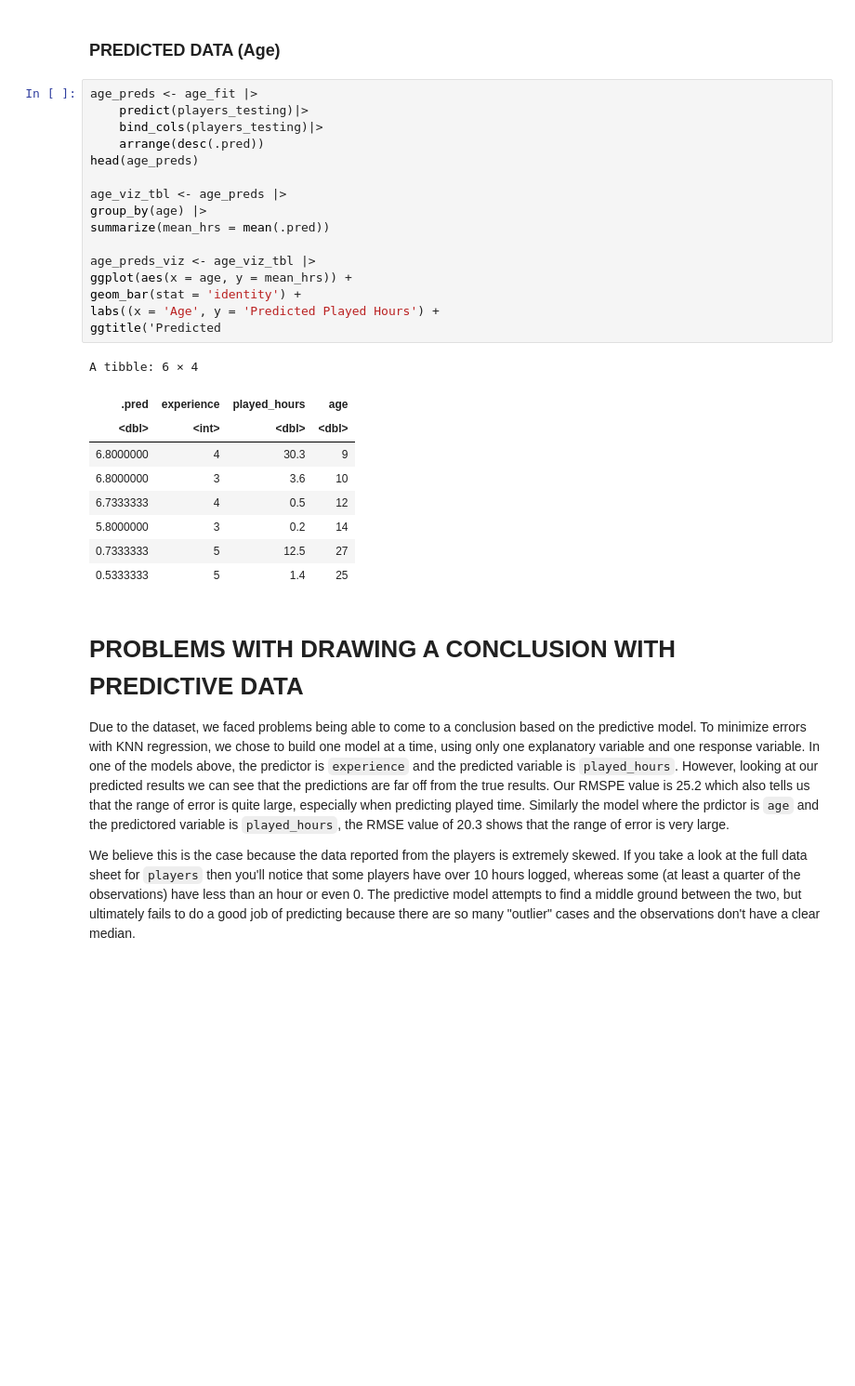
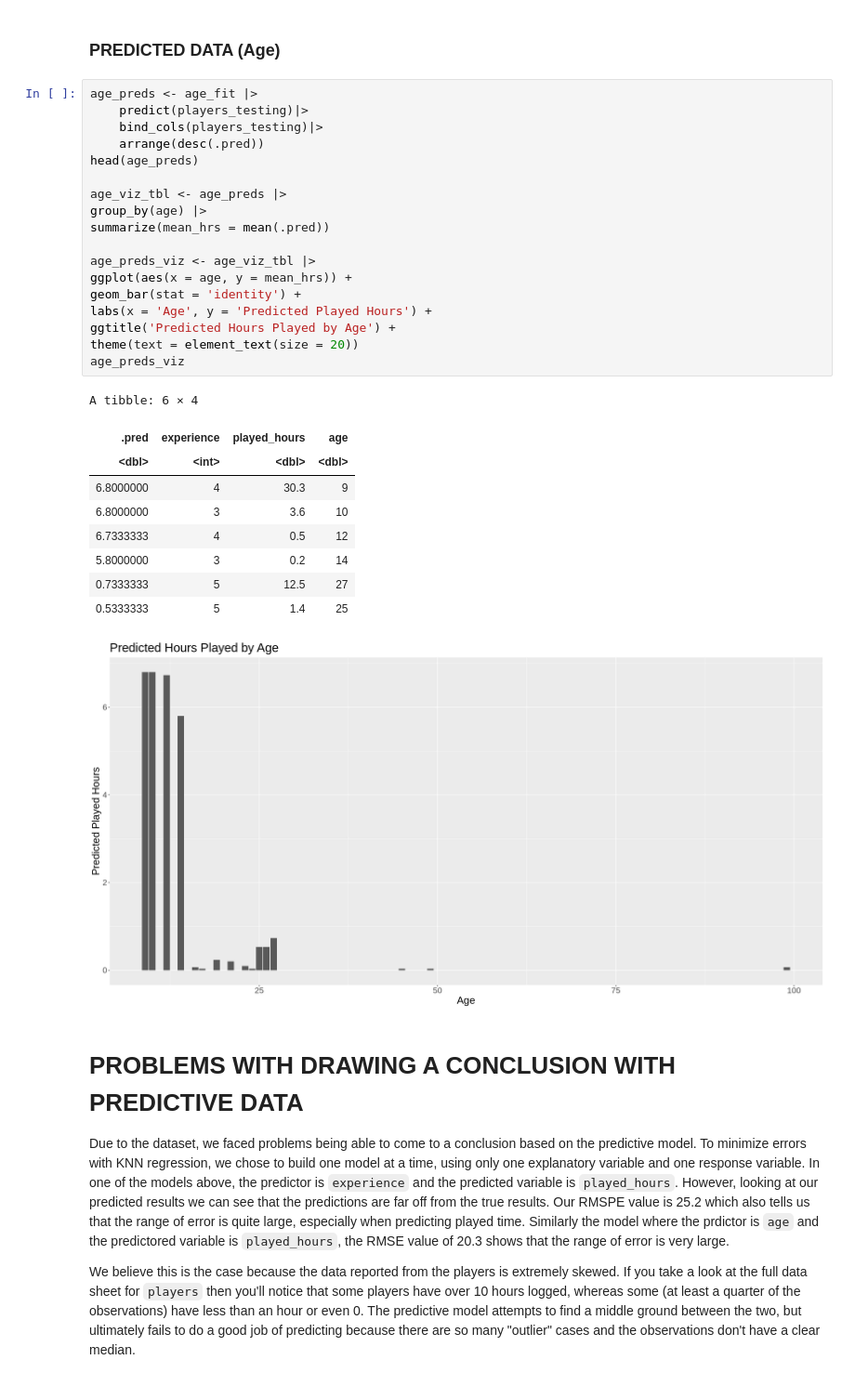
Before and after one commit to 04thvs/dsci100_39, a Jupyter notebook: code.ipynb, the cells around one changed output. Shown at 93% size. Drawn from its saved outputs; the diff is of its cells as text; blank space fills up the shorter version.

```diff
--- a/code.ipynb
+++ b/code.ipynb
@@ -332,29 +342,32 @@ A tibble: 6 × 4
 # %%
 age_preds <- age_fit |>
     predict(players_testing)|>
     bind_cols(players_testing)|>
     arrange(desc(.pred))
 head(age_preds)
 
 age_viz_tbl <- age_preds |>
 group_by(age) |>
 summarize(mean_hrs = mean(.pred))
 
 age_preds_viz <- age_viz_tbl |>
 ggplot(aes(x = age, y = mean_hrs)) +
 geom_bar(stat = 'identity') +
-labs((x = 'Age', y = 'Predicted Played Hours') +
-ggtitle('Predicted
+labs(x = 'Age', y = 'Predicted Played Hours') +
+ggtitle('Predicted Hours Played by Age') +
+theme(text = element_text(size = 20))
+age_preds_viz
 # %% [output]
 A tibble: 6 × 4
 | .pred | experience | played_hours | age |
 | <dbl> | <int> | <dbl> | <dbl> |
 | 6.8000000 | 4 | 30.3 | 9 |
 | 6.8000000 | 3 | 3.6 | 10 |
 | 6.7333333 | 4 | 0.5 | 12 |
 | 5.8000000 | 3 | 0.2 | 14 |
 | 0.7333333 | 5 | 12.5 | 27 |
 | 0.5333333 | 5 | 1.4 | 25 |
+[figure, added]
 # %% [markdown]
 # PROBLEMS WITH DRAWING A CONCLUSION WITH PREDICTIVE DATA
 Due to the dataset, we faced problems being able to come to a conclusion based on the predictive model. To  minimize errors with KNN regression, we chose to build one model at a time, using only one explanatory variable and one response variable. In one of the models above, the predictor is `experience` and the predicted variable is `played_hours`. However, looking at our predicted results we can see that the predictions are far off from the true results. Our RMSPE value is 25.2 which also tells us that the range of error is quite large, especially when predicting played time. Similarly the model where the prdictor is `age` and the predictored variable is `played_hours`, the RMSE value of 20.3 shows that the range of error is very large.
```
Also changed, not shown: parts of 2 cells of this notebook.
